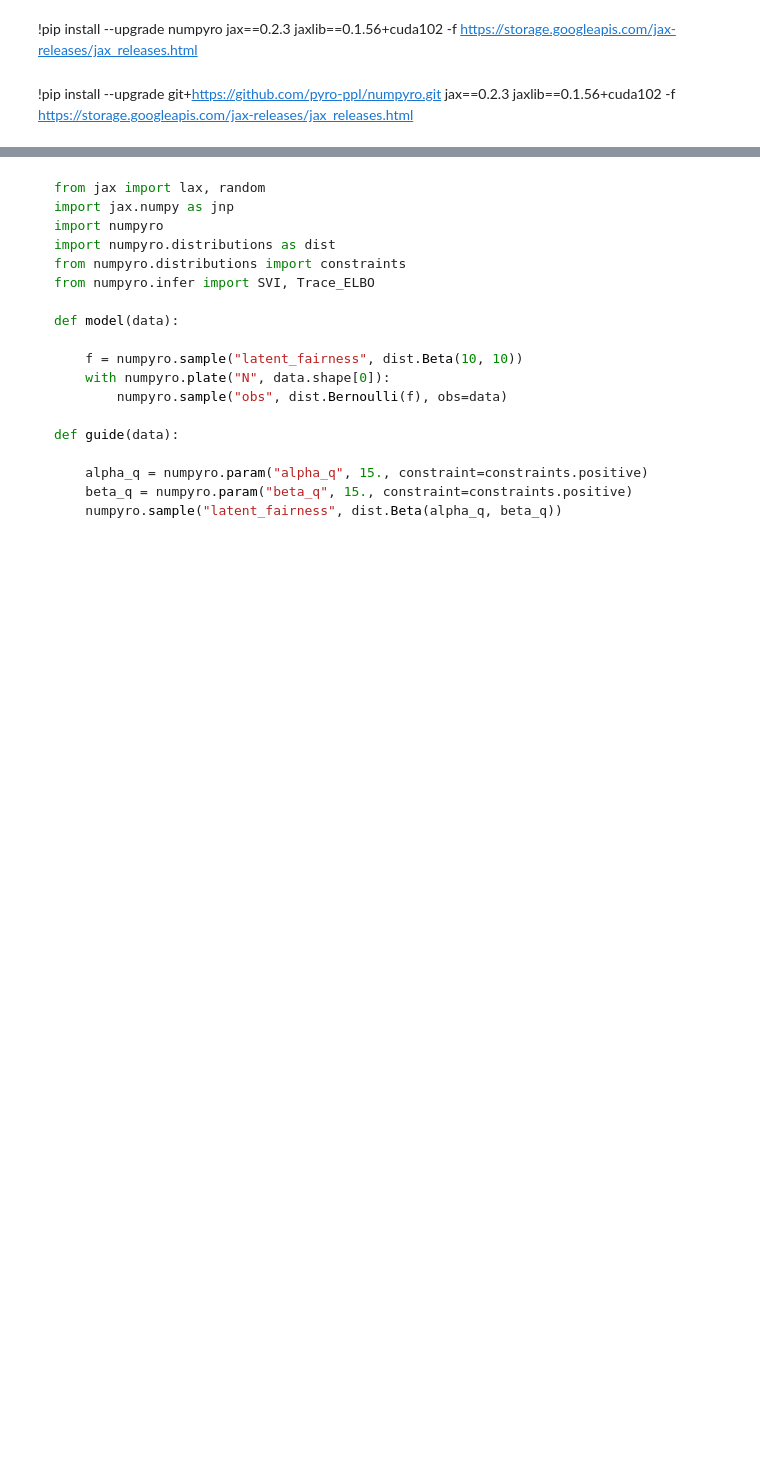
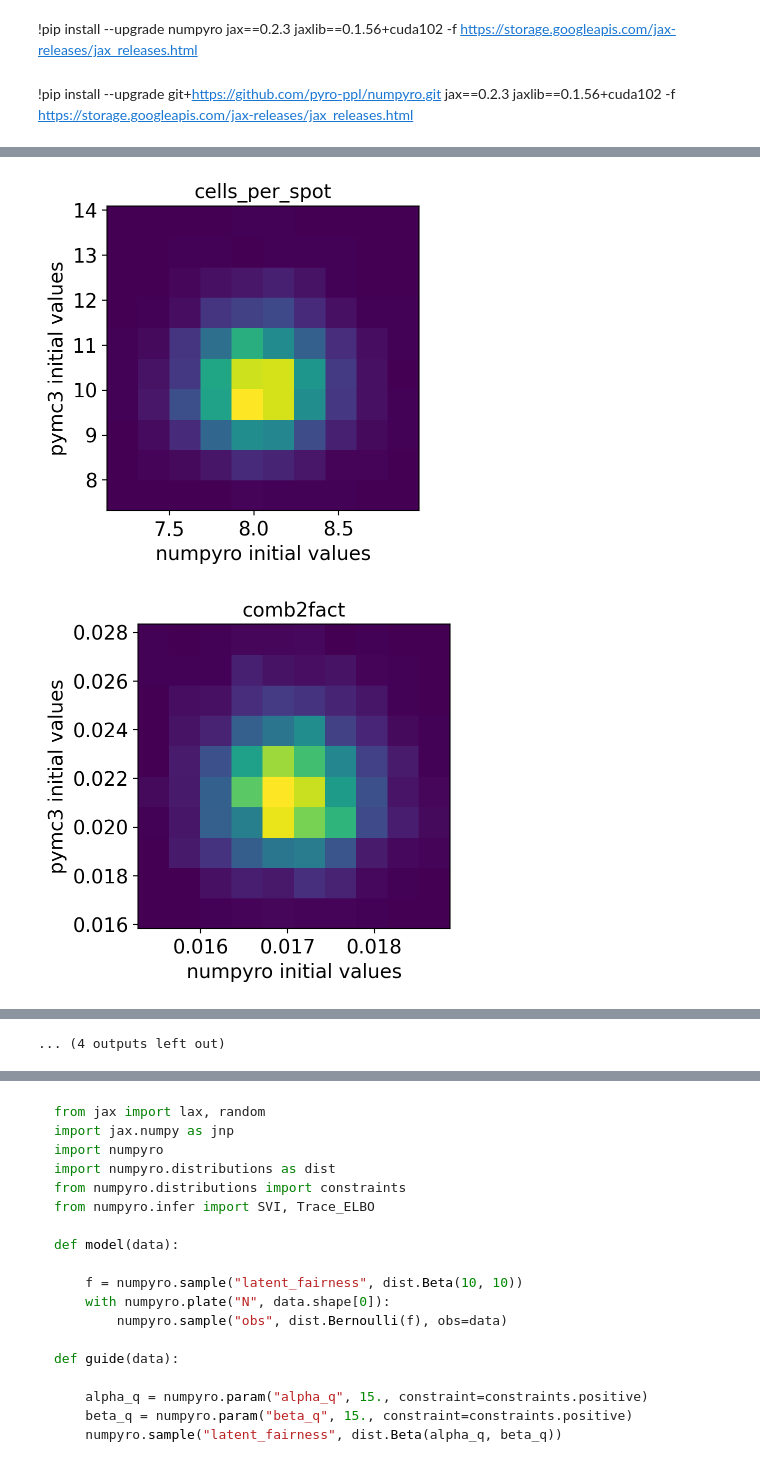
Before and after one commit to vitkl/cell2location_numpyro, a Jupyter notebook: docs/notebooks/cell2location_short_demo.ipynb, the cells around one changed output, grey strips where cells are left out. Saved outputs shown, nothing was run; the diff lists cells and outputs as text; code cells hidden in the pictures; blank space fills up the shorter version.

Commit message:
new numpyro posterior sampling works well

```diff
--- a/docs/notebooks/cell2location_short_demo.ipynb
+++ b/docs/notebooks/cell2location_short_demo.ipynb
@@ -482,7 +482,8 @@ r = cell2location.run_cell2location(
                         },
 
       train_args={'use_raw': True, # By default uses raw slots in both of the input datasets.
-                  'n_iter': 40000, # Increase the number of iterations if needed (see QC below)
+                  'n_iter': 1, # Increase the number of iterations if needed (see QC below)
+                  'lr': 0.001,
 
                   # Whe analysing the data that contains multiple experiments,
                   # cell2location automatically enters the mode which pools information across experiments
@@ -490,7 +491,7 @@ r = cell2location.run_cell2location(
 
 
       export_args={'path': results_folder, # path where to save results
-                   'run_name_suffix': '', 'save_spatial_plots': True, # optinal suffix to modify the name the run
+                   'run_name_suffix': '', 'save_spatial_plots': False, # optinal suffix to modify the name the run
                   },
       posterior_args={'n_samples': 100},
 
@@ -549,0 +800,11 @@ dict_keys(['cells_per_spot', 'comb2fact', 'combs_factors', 'factors_per_combs',
+# %%
+for i in list(r['mod'].samples['post_sample_means'].keys()):
+    plt.hist2d(r['mod'].samples['post_sample_means'][i].flatten(),
+               r2['mod'].samples['post_sample_means'][i].flatten());
+    plt.xlabel('numpyro initial values');
+    plt.ylabel('pymc3 initial values');
+    plt.title(f'{i}')
+    plt.show()
+# %% [output]
+[figure, added]
+[figure, added]
@@ -549,0 +821 @@ dict_keys(['cells_per_spot', 'comb2fact', 'combs_factors', 'factors_per_combs',
+... (4 outputs left out)
```
Also changed, not shown: parts of 10 cells of this notebook, 2 other files.
